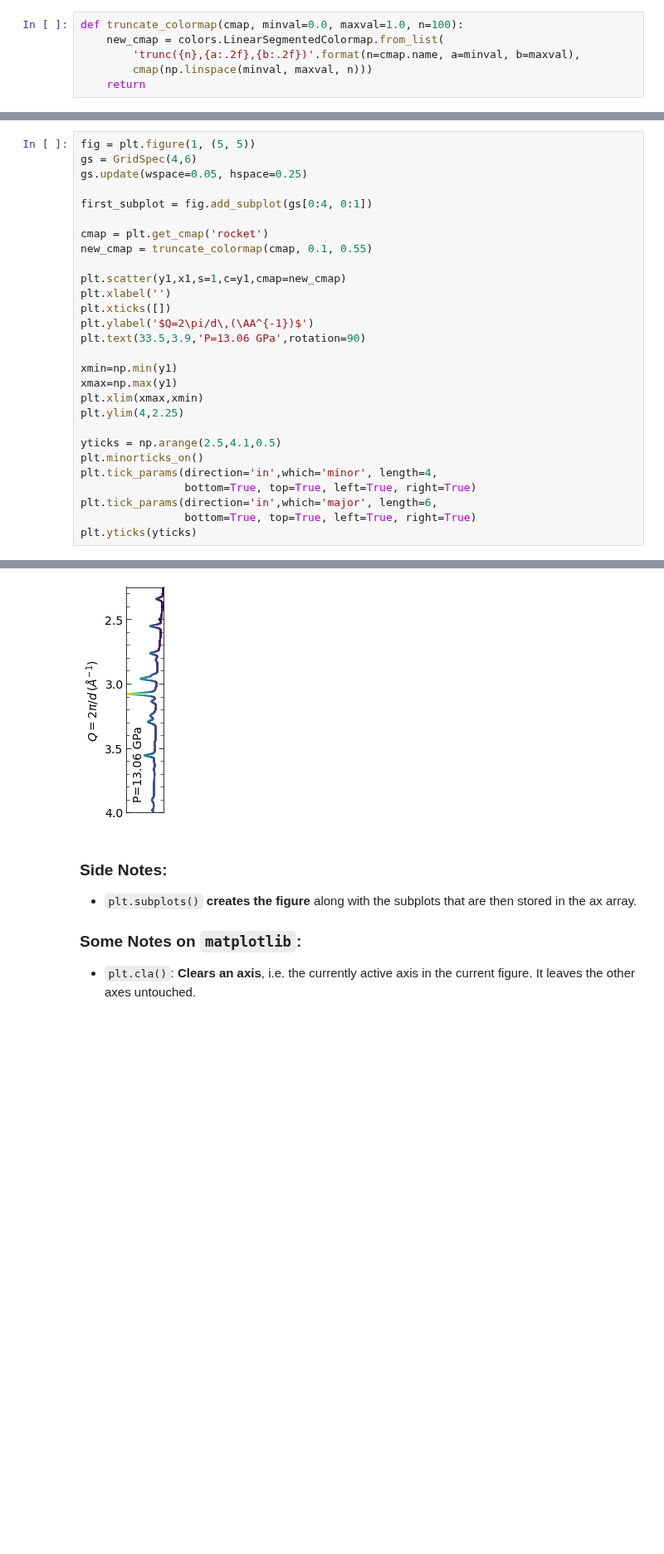
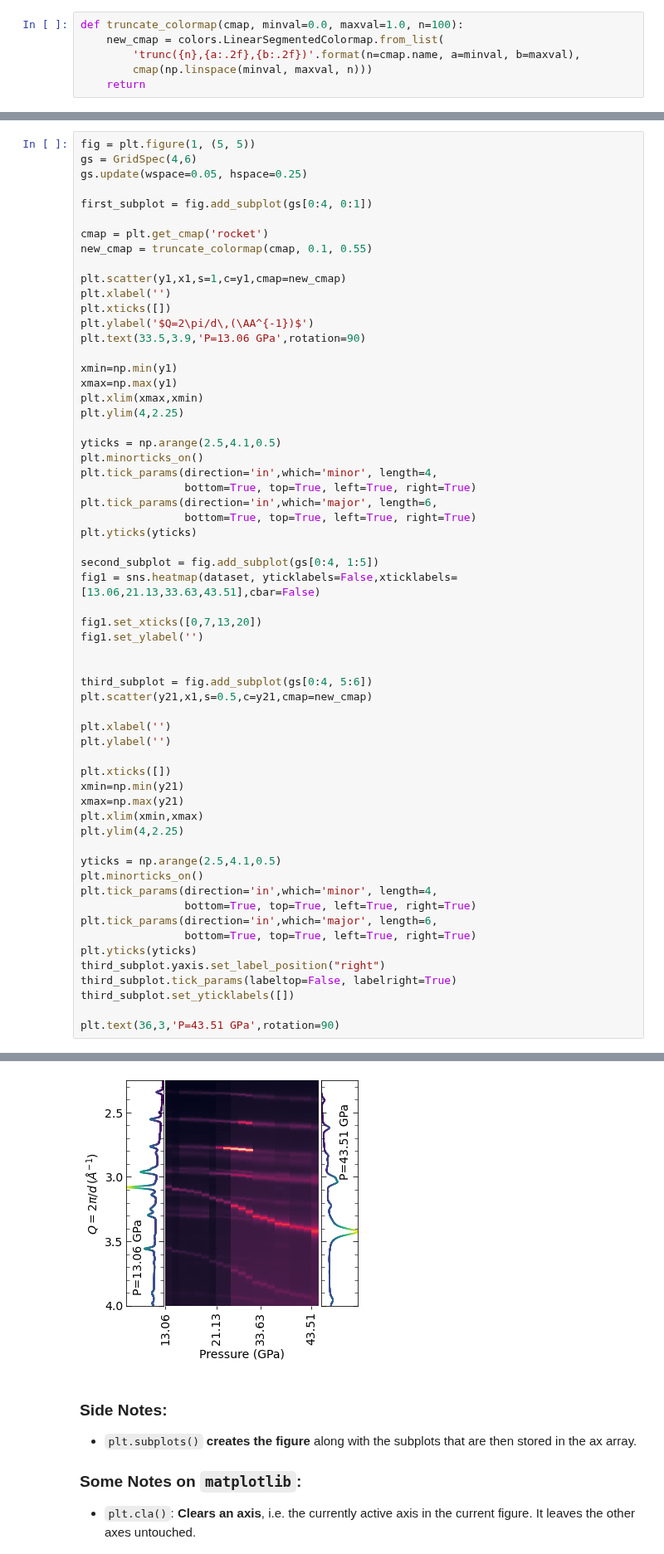
Before and after one commit to DavoodSZ1993/Python_Tutorial, a Jupyter notebook: 1_matplotlib_plots.ipynb, the cells around one changed output, grey strips where cells are left out. Shown at 83% size. Cells and saved outputs as stored; diff of their text form; blank space fills up the shorter version.

```diff
--- a/1_matplotlib_plots.ipynb
+++ b/1_matplotlib_plots.ipynb
@@ -419,4 +420,36 @@ plt.tick_params(direction='in',which='minor', length=4,
 plt.tick_params(direction='in',which='major', length=6,
                 bottom=True, top=True, left=True, right=True)
 plt.yticks(yticks)
+
+second_subplot = fig.add_subplot(gs[0:4, 1:5])
+fig1 = sns.heatmap(dataset, yticklabels=False,xticklabels=[13.06,21.13,33.63,43.51],cbar=False)
+
+fig1.set_xticks([0,7,13,20])
+fig1.set_ylabel('')
+
+
+third_subplot = fig.add_subplot(gs[0:4, 5:6])
+plt.scatter(y21,x1,s=0.5,c=y21,cmap=new_cmap)
+
+plt.xlabel('')
+plt.ylabel('')
+
+plt.xticks([])
+xmin=np.min(y21)
+xmax=np.max(y21)
+plt.xlim(xmin,xmax)
+plt.ylim(4,2.25)
+
+yticks = np.arange(2.5,4.1,0.5)
+plt.minorticks_on()
+plt.tick_params(direction='in',which='minor', length=4,
+                bottom=True, top=True, left=True, right=True)
+plt.tick_params(direction='in',which='major', length=6,
+                bottom=True, top=True, left=True, right=True)
+plt.yticks(yticks)
+third_subplot.yaxis.set_label_position("right")
+third_subplot.tick_params(labeltop=False, labelright=True)
+third_subplot.set_yticklabels([])
+
+plt.text(36,3,'P=43.51 GPa',rotation=90)
 # %% [output]
@@ -428,4 +457,4 @@ plt.yticks(yticks)
-[figure, old version]
+[figure, new version]
 # %% [markdown]
 ### Side Notes:
 * `plt.subplots()` **creates the figure** along with the subplots that are then stored in the ax array.
```
Also changed, not shown: parts of 2 cells of this notebook.
